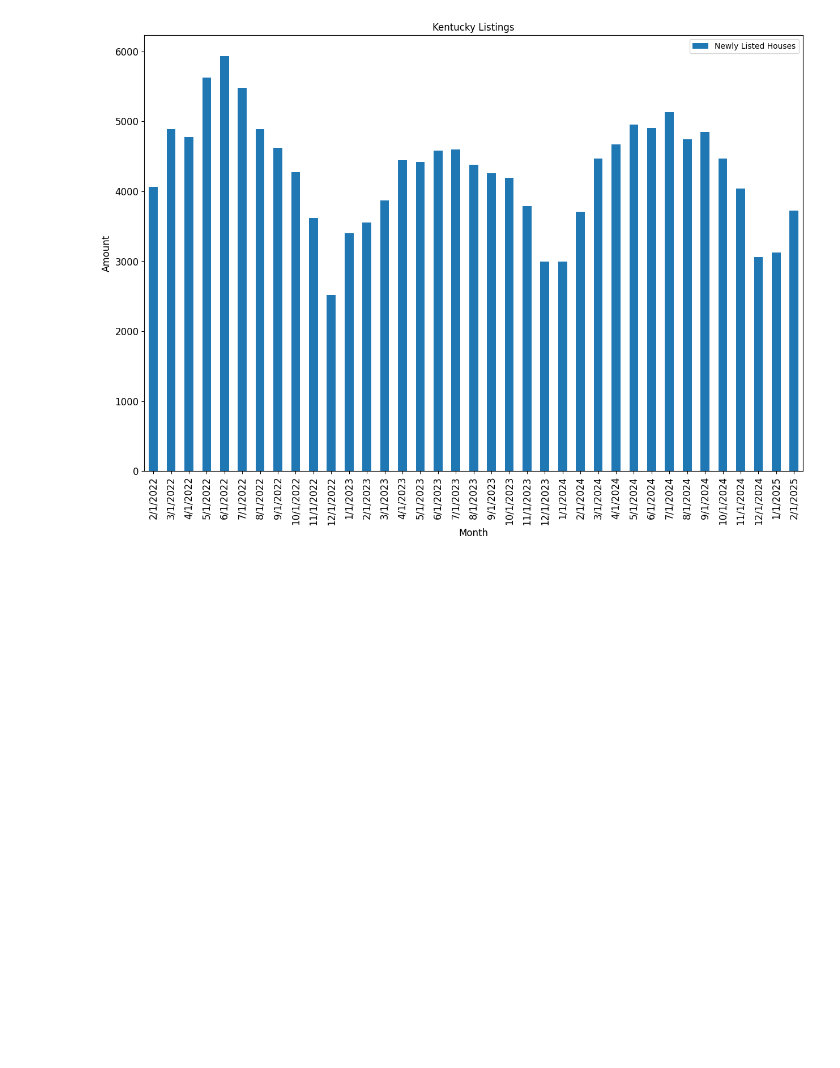
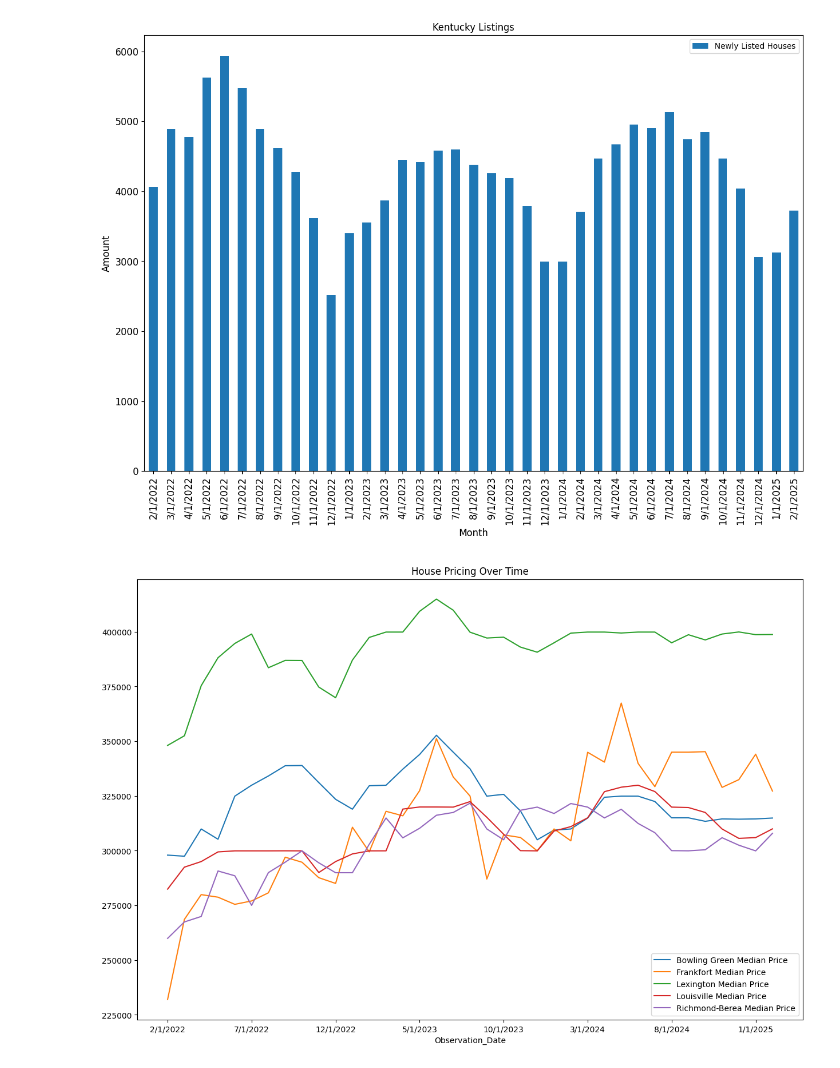
Before and after one commit to Polis-source/M4-capstone, a Jupyter notebook: Final project.ipynb, the cells around one changed output. Saved outputs shown, nothing was run; the diff lists cells and outputs as text; code cells hidden in the pictures; blank space fills up the shorter version.

Commit message:
Added line graph for Average pricing over time

```diff
--- a/Final project.ipynb
+++ b/Final project.ipynb
@@ -123,3 +123,10 @@ ax.set_ylabel("Amount", fontsize=12)
 plt.show()
 # %% [output]
 [figure]
+# %%
+df.plot(x='Observation_Date', y=['Bowling Green Median Price', 'Frankfort Median Price', 'Lexington Median Price', 'Louisville Median Price', 'Richmond-Berea Median Price'], kind='line', title='House Pricing Over Time', figsize=(15, 10))
+ax.set_xlabel("Month", fontsize=12)
+ax.set_ylabel("Average Price", fontsize=12)
+plt.show()
+# %% [output]
+[figure, added]
```
